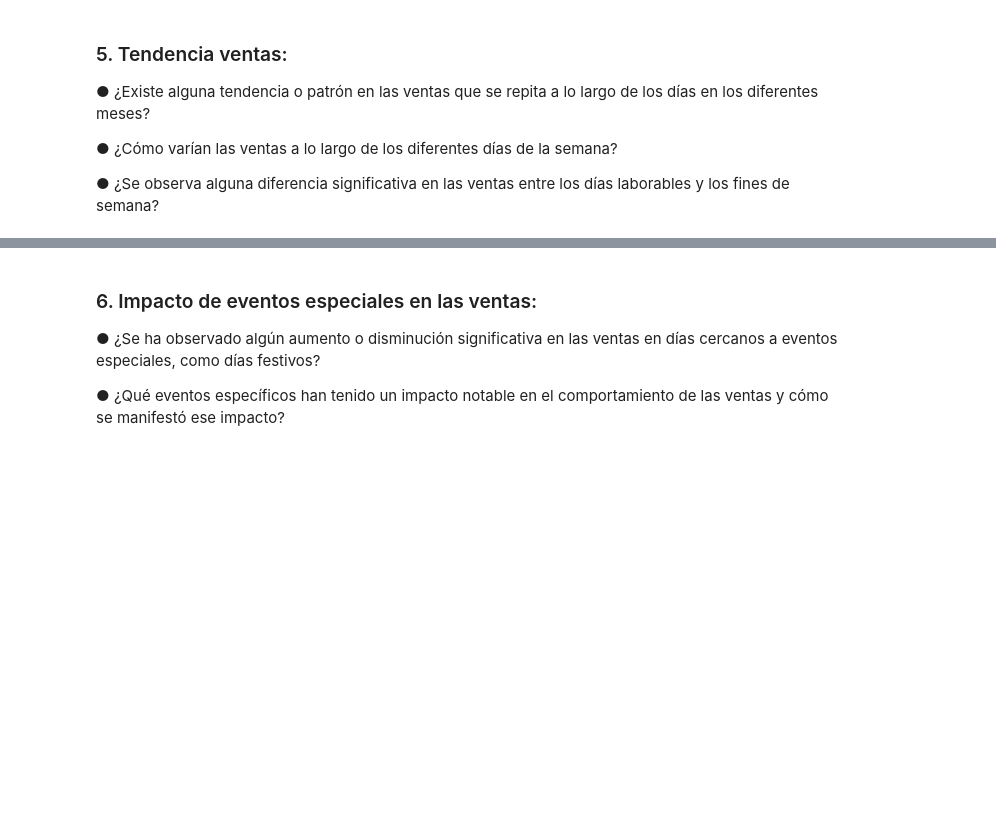
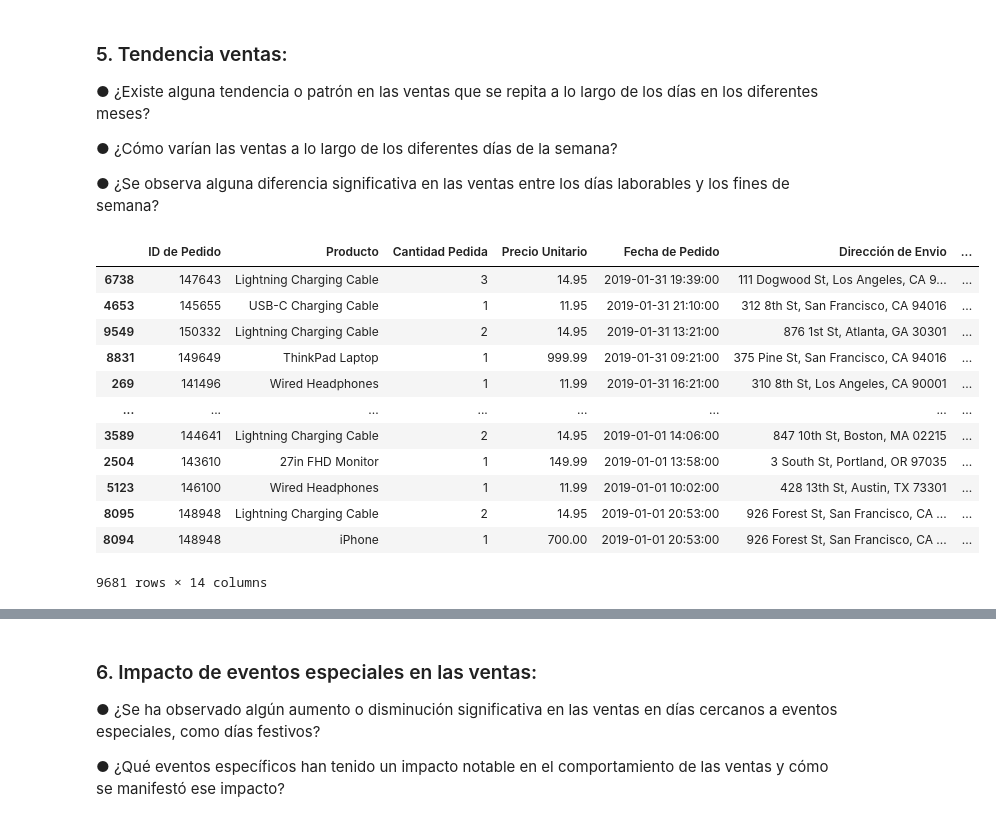
Before and after one commit to IvanGonzal0/Proyecto1_Analisis-de-Ventas-Anuales_BigData, a Jupyter notebook: BigData_Proyecto1_AnalisisDeVentas.ipynb, the cells around one changed output, grey strips where cells are left out. Drawn from its saved outputs; the diff is of its cells as text; code cells hidden in the pictures; blank space fills up the shorter version.

```diff
--- a/BigData_Proyecto1_AnalisisDeVentas.ipynb
+++ b/BigData_Proyecto1_AnalisisDeVentas.ipynb
@@ -887,3 +1033,19 @@ df_estado_total.head()
 
   ● ¿Se observa alguna diferencia significativa en las ventas entre los días laborables y
   los fines de semana?
+# %%
+dataframes['Enero'].sort_values('Dia de Pedido', ascending = False)
+# %% [output]
+|  | ID de Pedido | Producto | Cantidad Pedida | Precio Unitario | Fecha de Pedido | Dirección de Envio | ... |
+| 6738 | 147643 | Lightning Charging Cable | 3 | 14.95 | 2019-01-31 19:39:00 | 111 Dogwood St, Los Angeles, CA 9... | ... |
+| 4653 | 145655 | USB-C Charging Cable | 1 | 11.95 | 2019-01-31 21:10:00 | 312 8th St, San Francisco, CA 94016 | ... |
+| 9549 | 150332 | Lightning Charging Cable | 2 | 14.95 | 2019-01-31 13:21:00 | 876 1st St, Atlanta, GA 30301 | ... |
+| 8831 | 149649 | ThinkPad Laptop | 1 | 999.99 | 2019-01-31 09:21:00 | 375 Pine St, San Francisco, CA 94016 | ... |
+| 269 | 141496 | Wired Headphones | 1 | 11.99 | 2019-01-31 16:21:00 | 310 8th St, Los Angeles, CA 90001 | ... |
+| ... | ... | ... | ... | ... | ... | ... | ... |
+| 3589 | 144641 | Lightning Charging Cable | 2 | 14.95 | 2019-01-01 14:06:00 | 847 10th St, Boston, MA 02215 | ... |
+| 2504 | 143610 | 27in FHD Monitor | 1 | 149.99 | 2019-01-01 13:58:00 | 3 South St, Portland, OR 97035 | ... |
+| 5123 | 146100 | Wired Headphones | 1 | 11.99 | 2019-01-01 10:02:00 | 428 13th St, Austin, TX 73301 | ... |
+| 8095 | 148948 | Lightning Charging Cable | 2 | 14.95 | 2019-01-01 20:53:00 | 926 Forest St, San Francisco, CA ... | ... |
+| 8094 | 148948 | iPhone | 1 | 700.00 | 2019-01-01 20:53:00 | 926 Forest St, San Francisco, CA ... | ... |
+9681 rows × 14 columns
```
Also changed, not shown: parts of 34 cells of this notebook.
